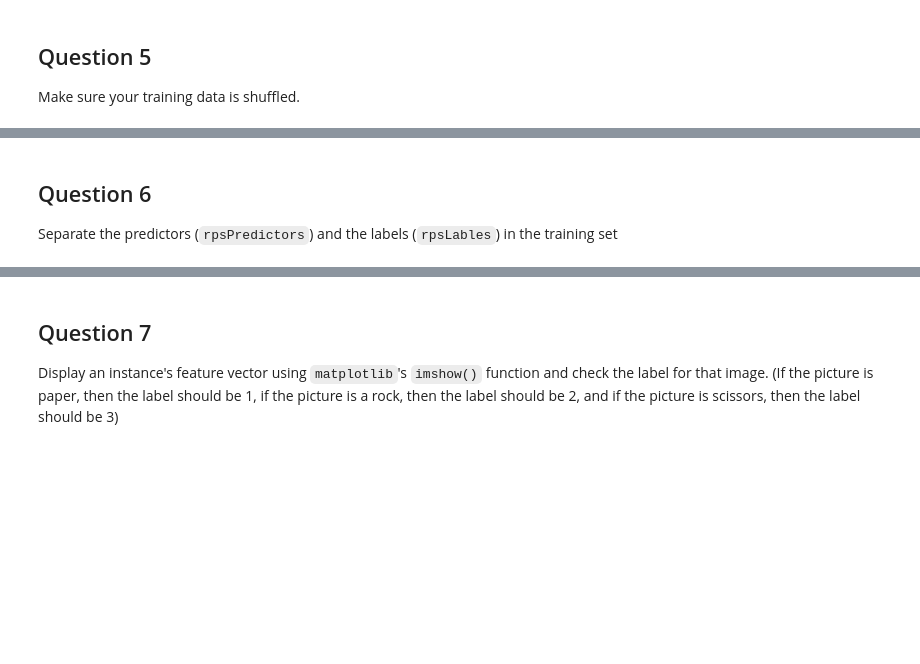
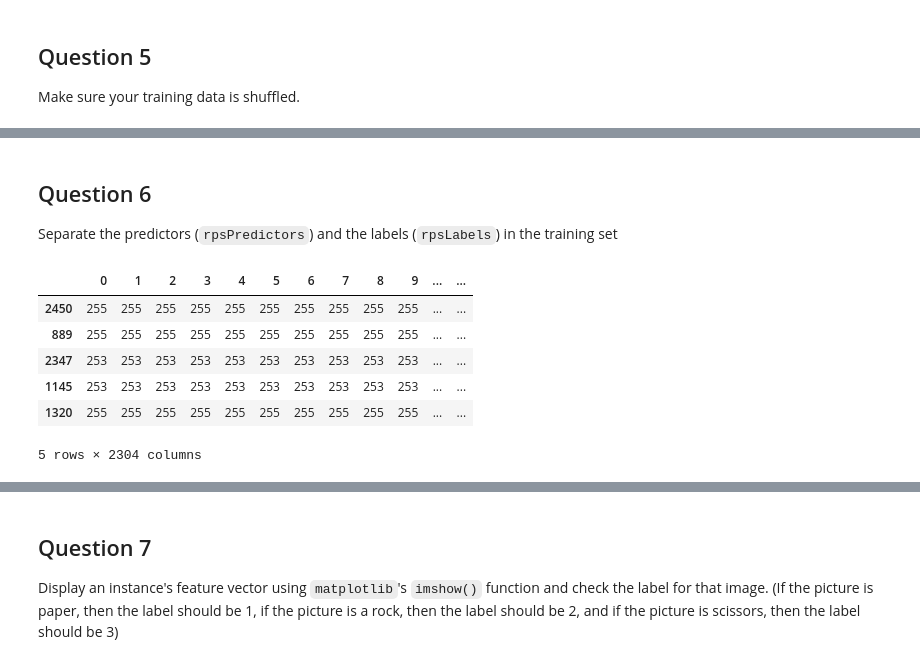
Before and after one commit to RochX/comp486-assignments, a Jupyter notebook: assignment3/assignment3.ipynb, the cells around one changed output, grey strips where cells are left out. Drawn from its saved outputs; the diff is of its cells as text; code cells hidden in the pictures; blank space fills up the shorter version.

```diff
--- a/assignment3/assignment3.ipynb
+++ b/assignment3/assignment3.ipynb
@@ -153,4 +161,4 @@ rps_training_data_shuffled
 2520 rows × 2305 columns
 # %% [markdown]
 ## Question 6
-Separate the predictors (`rpsPredictors`) and the labels (`rpsLables`) in the training set
+Separate the predictors (`rpsPredictors`) and the labels (`rpsLabels`) in the training set
@@ -156,0 +168,10 @@ Separate the predictors (`rpsPredictors`) and the labels (`rpsLables`) in the tr
+# %%
+rpsPredictors.head()
+# %% [output]
+|  | 0 | 1 | 2 | 3 | 4 | 5 | 6 | 7 | 8 | 9 | ... | ... |
+| 2450 | 255 | 255 | 255 | 255 | 255 | 255 | 255 | 255 | 255 | 255 | ... | ... |
+| 889 | 255 | 255 | 255 | 255 | 255 | 255 | 255 | 255 | 255 | 255 | ... | ... |
+| 2347 | 253 | 253 | 253 | 253 | 253 | 253 | 253 | 253 | 253 | 253 | ... | ... |
+| 1145 | 253 | 253 | 253 | 253 | 253 | 253 | 253 | 253 | 253 | 253 | ... | ... |
+| 1320 | 255 | 255 | 255 | 255 | 255 | 255 | 255 | 255 | 255 | 255 | ... | ... |
+5 rows × 2304 columns
```
Also changed, not shown: parts of 10 cells of this notebook.
